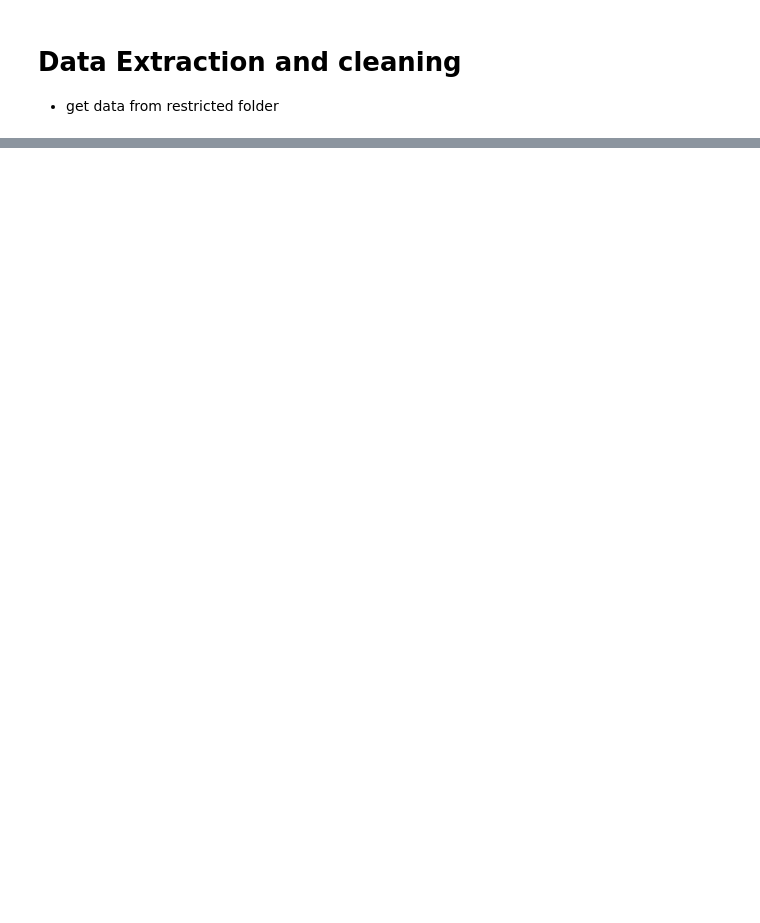
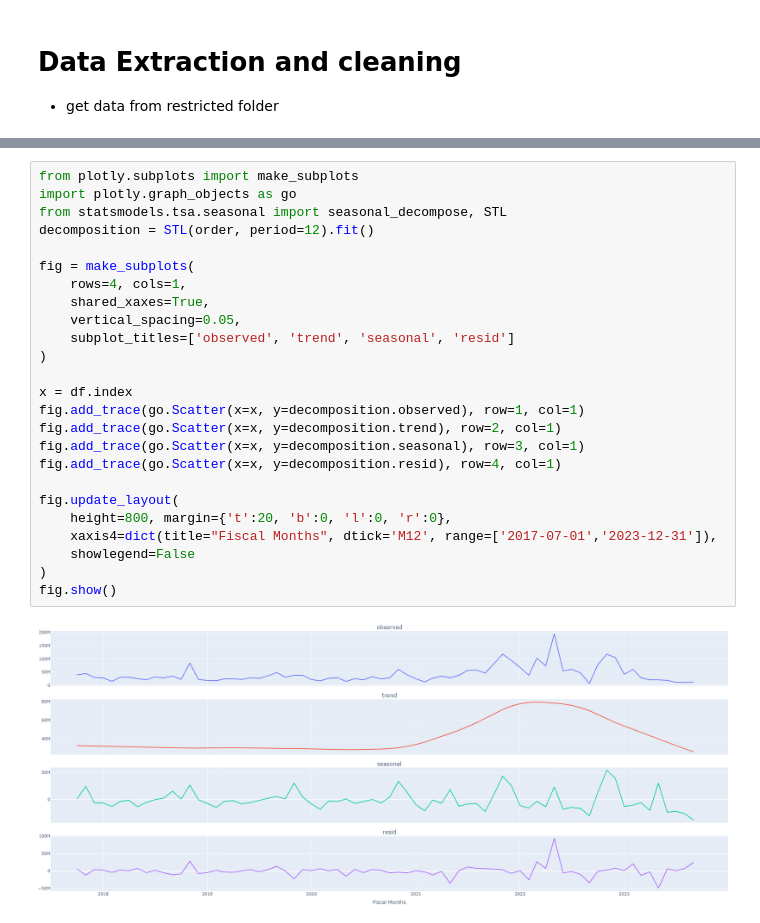
Before and after one commit to Nyahua/ruc, a Jupyter notebook: time_series/homework/00-data_Extraction.ipynb, the cells around one changed output, grey strips where cells are left out. Saved outputs shown, nothing was run; the diff lists cells and outputs as text; blank space fills up the shorter version.

```diff
--- a/time_series/homework/00-data_Extraction.ipynb
+++ b/time_series/homework/00-data_Extraction.ipynb
@@ -45,0 +143,27 @@ df
+# %%
+from plotly.subplots import make_subplots
+import plotly.graph_objects as go
+from statsmodels.tsa.seasonal import seasonal_decompose, STL
+decomposition = STL(order, period=12).fit()
+
+fig = make_subplots(
+    rows=4, cols=1,
+    shared_xaxes=True,
+    vertical_spacing=0.05,
+    subplot_titles=['observed', 'trend', 'seasonal', 'resid']
+)
+
+x = df.index
+fig.add_trace(go.Scatter(x=x, y=decomposition.observed), row=1, col=1)
+fig.add_trace(go.Scatter(x=x, y=decomposition.trend), row=2, col=1)
+fig.add_trace(go.Scatter(x=x, y=decomposition.seasonal), row=3, col=1)
+fig.add_trace(go.Scatter(x=x, y=decomposition.resid), row=4, col=1)
+
+fig.update_layout(
+    height=800, margin={'t':20, 'b':0, 'l':0, 'r':0},
+    xaxis4=dict(title="Fiscal Months", dtick='M12', range=['2017-07-01','2023-12-31']),
+    showlegend=False
+)
+fig.show()
+# %% [output]
+[figure, added]
```
Also changed, not shown: parts of 8 cells of this notebook, 3 other files.
